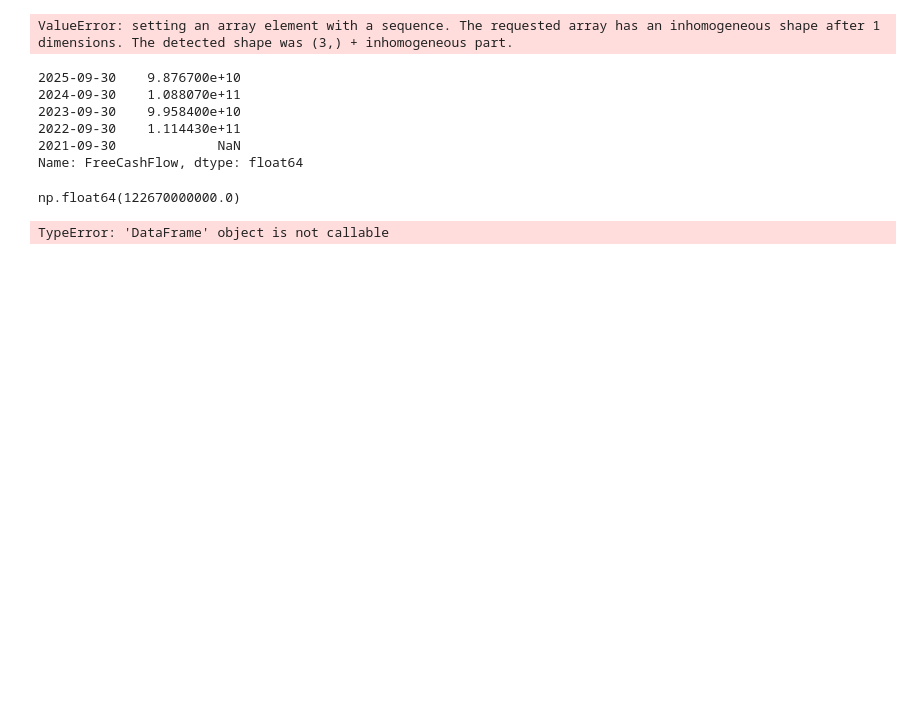
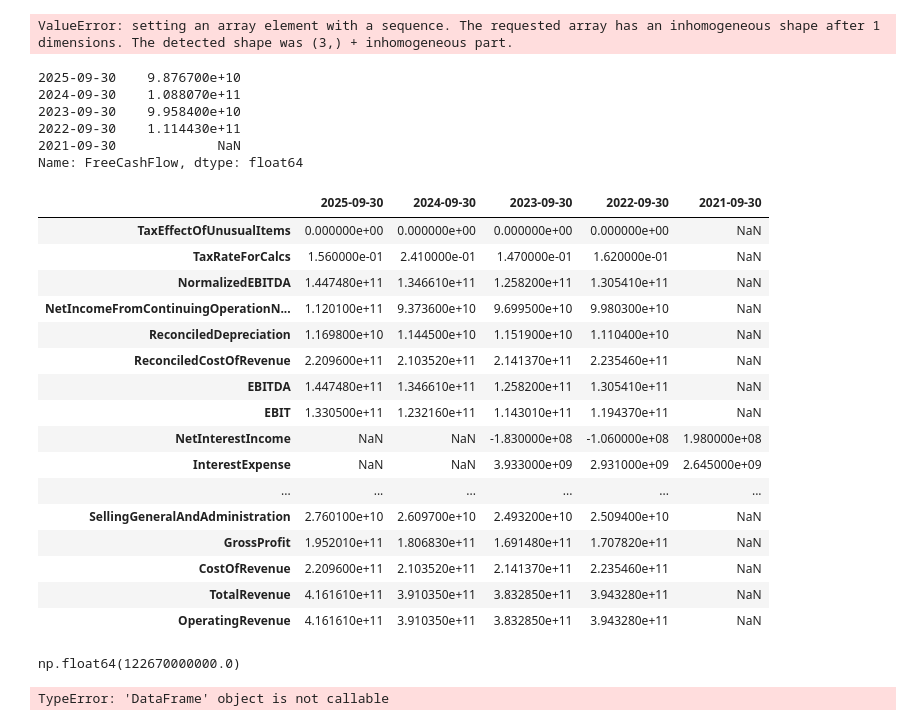
Before and after one commit to AndreasWendel/Database_building, a Jupyter notebook: test_api.ipynb, the cells around one changed output. Saved outputs shown, nothing was run; the diff lists cells and outputs as text; code cells hidden in the pictures; blank space fills up the shorter version.

```diff
--- a/test_api.ipynb
+++ b/test_api.ipynb
@@ -118,6 +138,28 @@ aapl_cash_flow_yr.loc["FreeCashFlow"]
 2022-09-30    1.114430e+11
 2021-09-30             NaN
 Name: FreeCashFlow, dtype: float64
+# %%
+test = ticker.get_income_stmt(freq="yearly")
+# %%
+test
+# %% [output]
+|  | 2025-09-30 | 2024-09-30 | 2023-09-30 | 2022-09-30 | 2021-09-30 |
+| TaxEffectOfUnusualItems | 0.000000e+00 | 0.000000e+00 | 0.000000e+00 | 0.000000e+00 | NaN |
+| TaxRateForCalcs | 1.560000e-01 | 2.410000e-01 | 1.470000e-01 | 1.620000e-01 | NaN |
+| NormalizedEBITDA | 1.447480e+11 | 1.346610e+11 | 1.258200e+11 | 1.305410e+11 | NaN |
+| NetIncomeFromContinuingOperationN... | 1.120100e+11 | 9.373600e+10 | 9.699500e+10 | 9.980300e+10 | NaN |
+| ReconciledDepreciation | 1.169800e+10 | 1.144500e+10 | 1.151900e+10 | 1.110400e+10 | NaN |
+| ReconciledCostOfRevenue | 2.209600e+11 | 2.103520e+11 | 2.141370e+11 | 2.235460e+11 | NaN |
+| EBITDA | 1.447480e+11 | 1.346610e+11 | 1.258200e+11 | 1.305410e+11 | NaN |
+| EBIT | 1.330500e+11 | 1.232160e+11 | 1.143010e+11 | 1.194370e+11 | NaN |
+| NetInterestIncome | NaN | NaN | -1.830000e+08 | -1.060000e+08 | 1.980000e+08 |
+| InterestExpense | NaN | NaN | 3.933000e+09 | 2.931000e+09 | 2.645000e+09 |
+| ... | ... | ... | ... | ... | ... |
+| SellingGeneralAndAdministration | 2.760100e+10 | 2.609700e+10 | 2.493200e+10 | 2.509400e+10 | NaN |
+| GrossProfit | 1.952010e+11 | 1.806830e+11 | 1.691480e+11 | 1.707820e+11 | NaN |
+| CostOfRevenue | 2.209600e+11 | 2.103520e+11 | 2.141370e+11 | 2.235460e+11 | NaN |
+| TotalRevenue | 4.161610e+11 | 3.910350e+11 | 3.832850e+11 | 3.943280e+11 | NaN |
+| OperatingRevenue | 4.161610e+11 | 3.910350e+11 | 3.832850e+11 | 3.943280e+11 | NaN |
 # %%
 aapl_cash_flow_qt.loc["FreeCashFlow"].sum()
 # %% [output]
```
Also changed, not shown: parts of 3 cells of this notebook.
